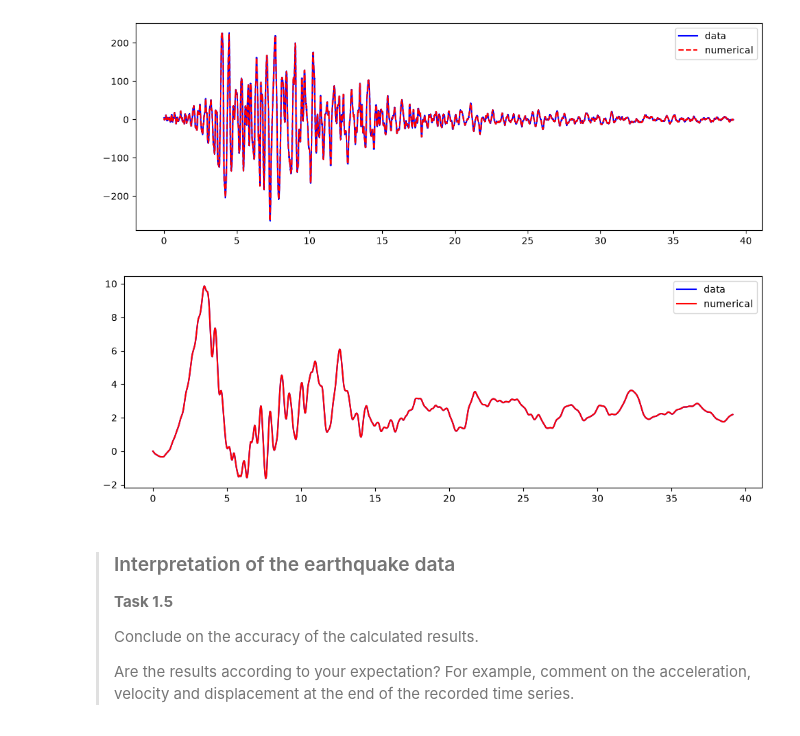
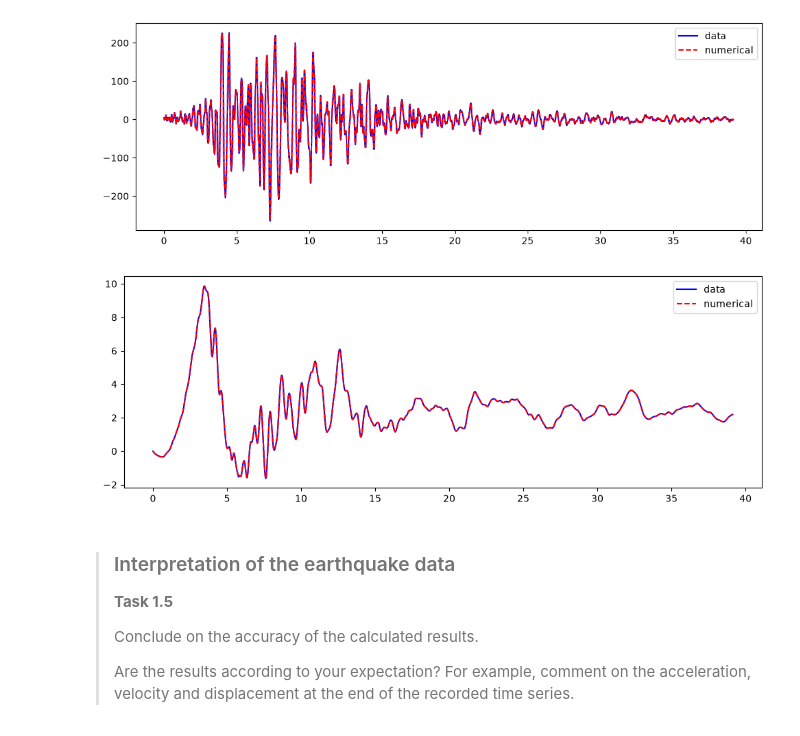
Before and after one commit to candicehabay11/GA1.2, a Jupyter notebook: 1Ddynamics.ipynb, the cells around one changed output. Saved outputs shown, nothing was run; the diff lists cells and outputs as text; code cells hidden in the pictures.

Commit message:
1.4 graph line dashed

```diff
--- a/1Ddynamics.ipynb
+++ b/1Ddynamics.ipynb
@@ -154,13 +154,13 @@ plt.show()
 # %%
 # Plotting ground displacement
 
 plt.figure(figsize=(12, 4))
 plt.plot(t, ug, color="blue", label = "data")
-plt.plot(t, ug_tr, color = "red", label = "numerical")
+plt.plot(t, ug_tr, color = "red", label = "numerical", linestyle = "dashed")
 plt.legend()
 plt.show()
 # %% [output]
-[figure, old version]
+[figure, new version]
 # %% [markdown]
 >### Interpretation of the earthquake data
 >
```
